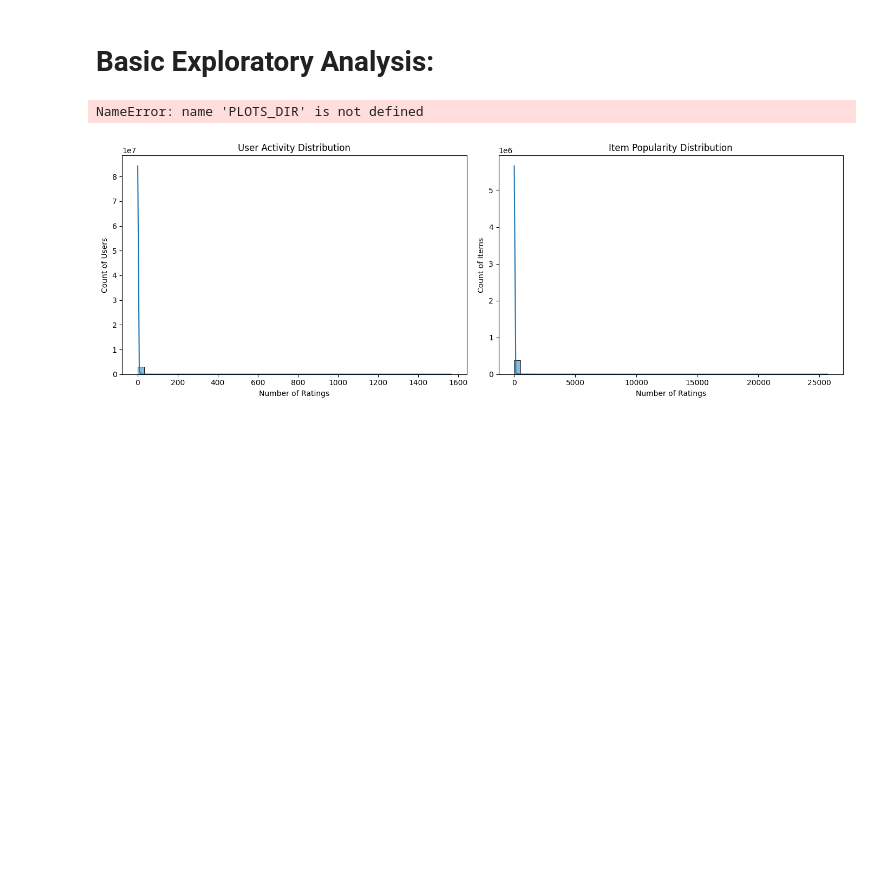
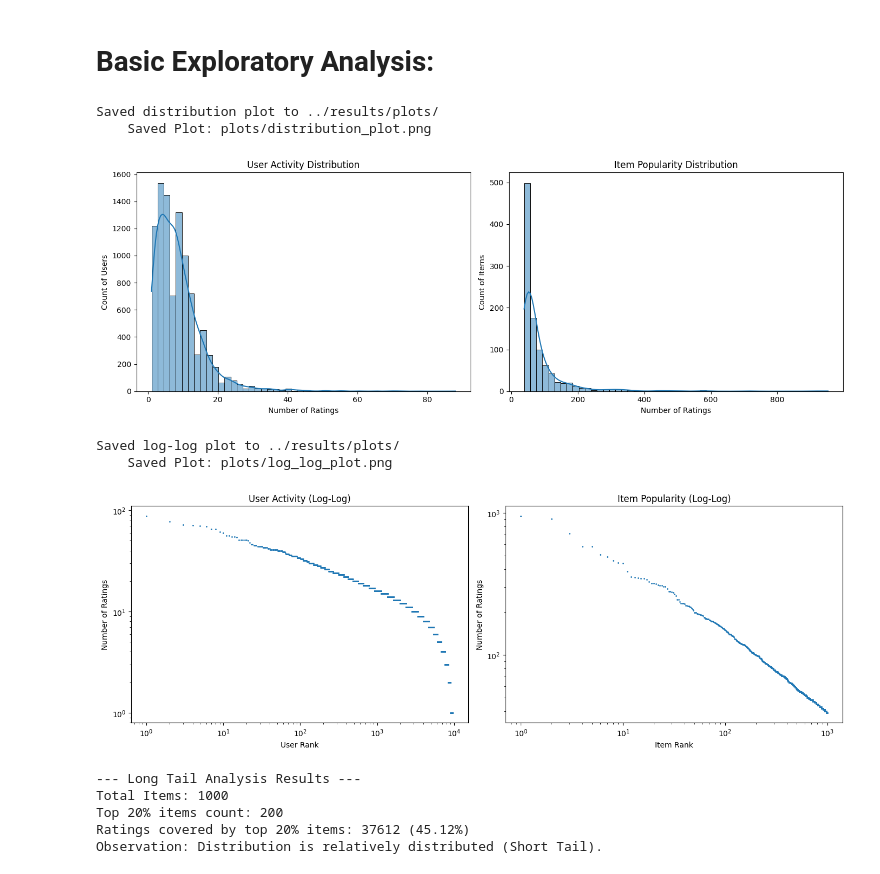
Before and after one commit to Hady-ElShennawy/AIE425_FinalProject_Group17, a Jupyter notebook: SECTION2_DomainRecommender/code/data_preprocessing.ipynb, the cells around one changed output. Cells and saved outputs as stored; diff of their text form; code cells hidden in the pictures; blank space fills up the shorter version.

```diff
--- a/SECTION2_DomainRecommender/code/data_preprocessing.ipynb
+++ b/SECTION2_DomainRecommender/code/data_preprocessing.ipynb
@@ -519,9 +519,9 @@ Sparsity level: 99.1309%
 # Basic Exploratory Analysis:
 # %%
 # User Activity
-user_counts = df['user_id'].value_counts()
+user_counts = df_sampled['user_id'].value_counts()
 # Item Popularity
-item_counts = df['item_id_encoded'].value_counts()
+item_counts = df_sampled['item_id_encoded'].value_counts()
 
 # --- Plot 1: Distributions ---
 fig, axes = plt.subplots(1, 2, figsize=(14, 5))
@@ -539,9 +539,9 @@ axes[1].set_xlabel('Number of Ratings')
 axes[1].set_ylabel('Count of Items')
 
 plt.tight_layout()
-dist_plot_path = os.path.join(PLOTS_DIR, 'activity_popularity_distribution.png')
-plt.savefig(dist_plot_path)
-print(f"Saved distribution plot to {dist_plot_path}")
+print(f"Saved distribution plot to ../results/plots/")
+save_plot(plt, "distribution_plot")
+plt.show()
 plt.close()
 
 # --- Plot 2: Log-Log (Power Law) ---
@@ -563,35 +563,44 @@ axes[1].set_xlabel('Item Rank')
 axes[1].set_ylabel('Number of Ratings')
 
 plt.tight_layout()
-log_plot_path = os.path.join(PLOTS_DIR, 'long_tail_log_log.png')
-plt.savefig(log_plot_path)
-print(f"Saved log-log plot to {log_plot_path}")
+print(f"Saved log-log plot to ../results/plots/")
+save_plot(plt, "log_log_plot")
+plt.show()
 plt.close()
 
 # --- Statistics ---
 print("\n--- Long Tail Analysis Results ---")
 top_20_percent_items = int(len(item_counts) * 0.2)
 if top_20_percent_items == 0: top_20_percent_items = 1
 
 # item_counts is sorted descending by default from value_counts()
 ratings_from_top_20 = item_counts.head(top_20_percent_items).sum()
 total_ratings = item_counts.sum()
 percentage = (ratings_from_top_20 / total_ratings) * 100
 
 summary_text = (
     f"Total Items: {len(item_counts)}\n"
     f"Top 20% items count: {top_20_percent_items}\n"
     f"Ratings covered by top 20% items: {ratings_from_top_20} ({percentage:.2f}%)\n"
     )
 
 if percentage >= 80:
      summary_text += "Observation: Follows strict Pareto Principle (80/20 rule). Strong popularity bias.\n"
 elif percentage > 50:
     summary_text += "Observation: Significant popularity bias (Long Tail effect present).\n"
 else:
     summary_text += "Observation: Distribution is relatively distributed (Short Tail).\n"
 
 print(summary_text)
 # %% [output]
-NameError: name 'PLOTS_DIR' is not defined
+Saved distribution plot to ../results/plots/
+    Saved Plot: plots/distribution_plot.png
-[figure, old version]
+[figure, new version]
+Saved log-log plot to ../results/plots/
+    Saved Plot: plots/log_log_plot.png
+[figure, added]
+--- Long Tail Analysis Results ---
+Total Items: 1000
+Top 20% items count: 200
+Ratings covered by top 20% items: 37612 (45.12%)
+Observation: Distribution is relatively distributed (Short Tail).
```
Also changed, not shown: 4 other files.
